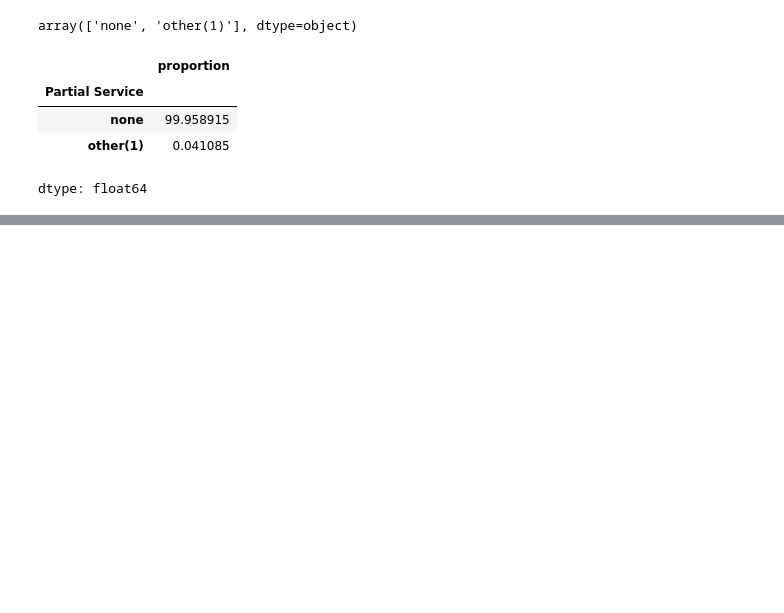
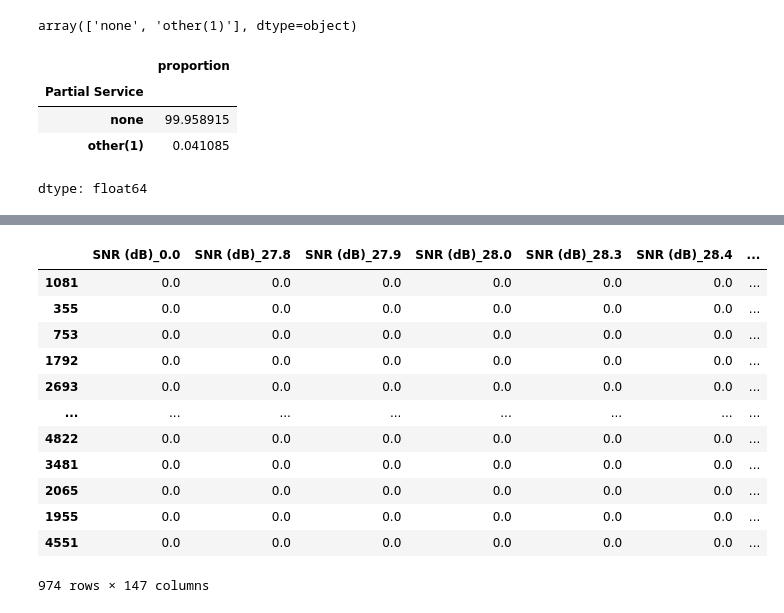
Before and after one commit to LeonardoNBanegas/DATA-SCIENCE-CODERHOUSE, a Jupyter notebook: ProyectoDS_ParteIII_Banegas.ipynb, the cells around one changed output, grey strips where cells are left out. Cells and saved outputs as stored; diff of their text form; code cells hidden in the pictures; blank space fills up the shorter version.

```diff
--- a/ProyectoDS_ParteIII_Banegas.ipynb
+++ b/ProyectoDS_ParteIII_Banegas.ipynb
@@ -935,0 +942,18 @@ X_train
+# %%
+encoded_test = ohe.transform(X_test[['SNR (dB)','CER (%)']])
+encoded_df_test = pd.DataFrame(columns=ohe.get_feature_names_out(), data=encoded_test, index=X_test.index)
+encoded_df_test
+# %% [output]
+|  | SNR (dB)_0.0 | SNR (dB)_27.8 | SNR (dB)_27.9 | SNR (dB)_28.0 | SNR (dB)_28.3 | SNR (dB)_28.4 | ... |
+| 1081 | 0.0 | 0.0 | 0.0 | 0.0 | 0.0 | 0.0 | ... |
+| 355 | 0.0 | 0.0 | 0.0 | 0.0 | 0.0 | 0.0 | ... |
+| 753 | 0.0 | 0.0 | 0.0 | 0.0 | 0.0 | 0.0 | ... |
+| 1792 | 0.0 | 0.0 | 0.0 | 0.0 | 0.0 | 0.0 | ... |
+| 2693 | 0.0 | 0.0 | 0.0 | 0.0 | 0.0 | 0.0 | ... |
+| ... | ... | ... | ... | ... | ... | ... | ... |
+| 4822 | 0.0 | 0.0 | 0.0 | 0.0 | 0.0 | 0.0 | ... |
+| 3481 | 0.0 | 0.0 | 0.0 | 0.0 | 0.0 | 0.0 | ... |
+| 2065 | 0.0 | 0.0 | 0.0 | 0.0 | 0.0 | 0.0 | ... |
+| 1955 | 0.0 | 0.0 | 0.0 | 0.0 | 0.0 | 0.0 | ... |
+| 4551 | 0.0 | 0.0 | 0.0 | 0.0 | 0.0 | 0.0 | ... |
+974 rows × 147 columns
```
Also changed, not shown: parts of 15 cells of this notebook.
